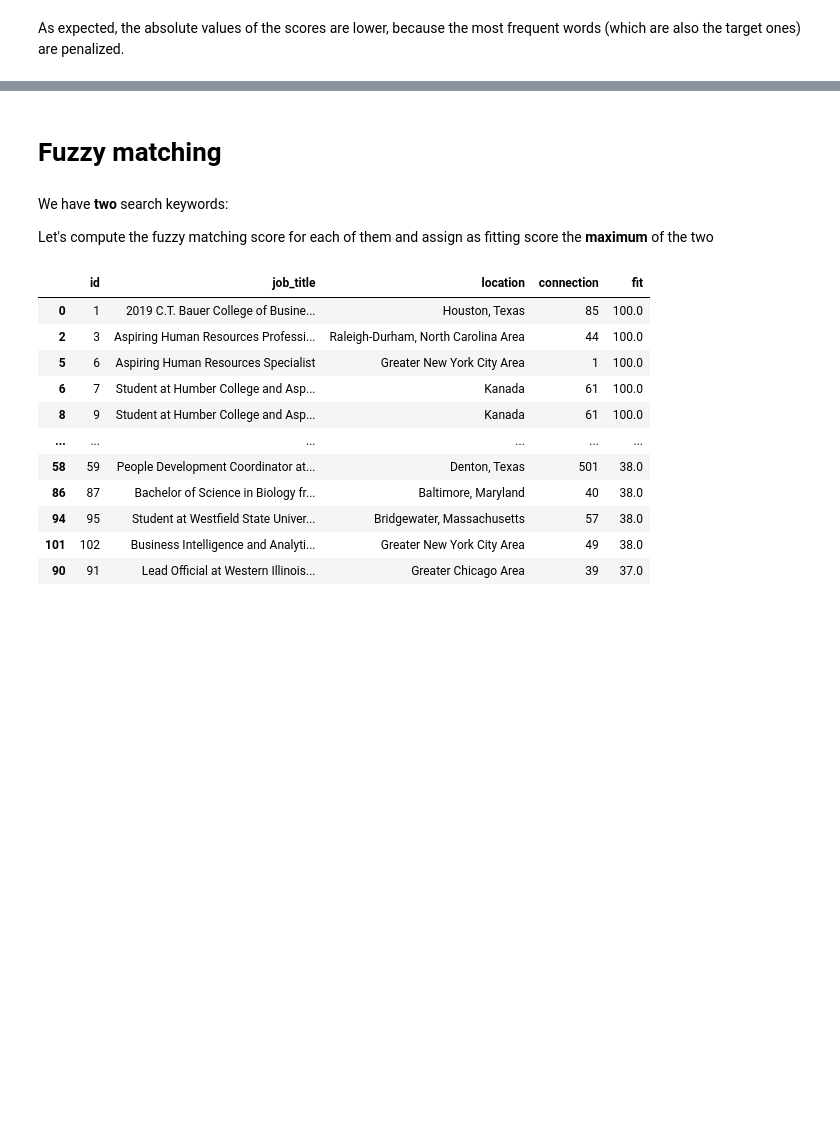
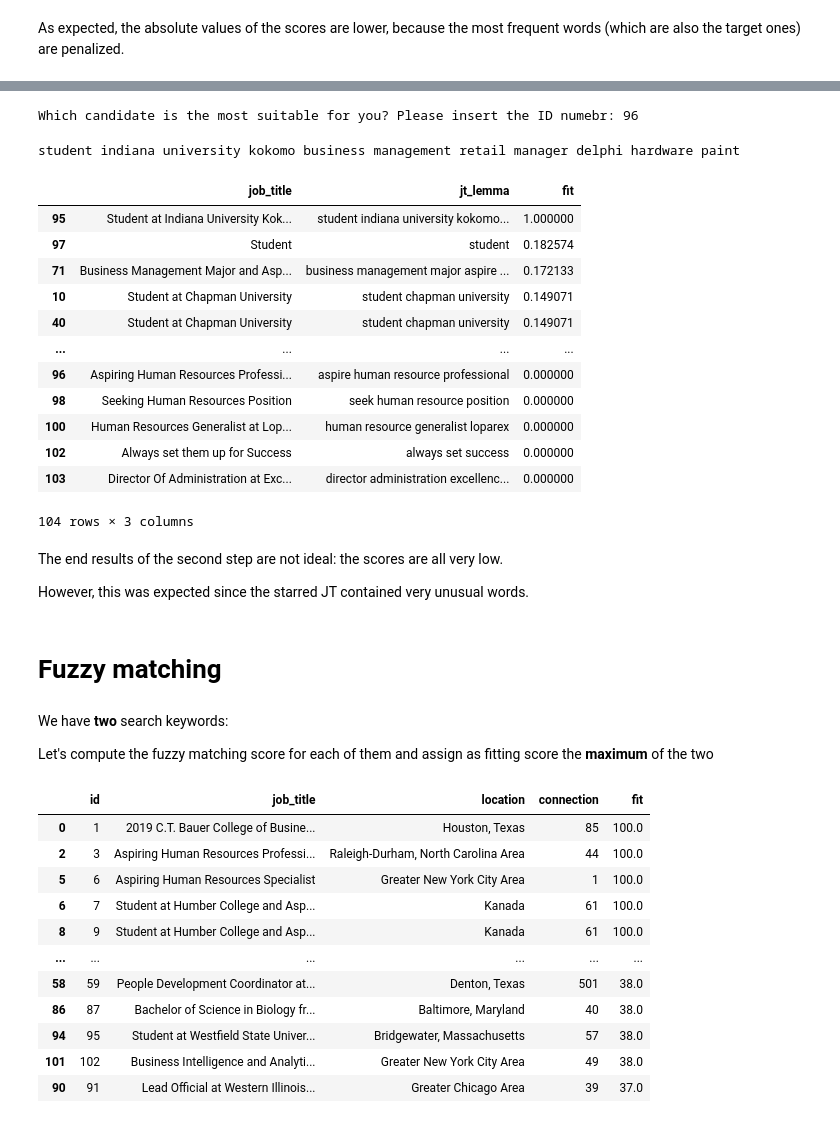
Before and after one commit to Ilvecho/Potential-Talent, a Jupyter notebook: P3_notebook.ipynb, the cells around one changed output, grey strips where cells are left out. Drawn from its saved outputs; the diff is of its cells as text; code cells hidden in the pictures; blank space fills up the shorter version.

Commit message:
Trigrams steps 1 and 2

```diff
--- a/P3_notebook.ipynb
+++ b/P3_notebook.ipynb
@@ -766,3 +795,74 @@ As expected, the absolute values of the scores are lower, because the most frequ
+# %%
+user_selection = input('Which candidate is the most suitable for you? Please insert the ID numebr: ')
+
+starred_candidate_idx = int(user_selection) - 1
+
+starred_jt_lemma = data.jt_lemma[starred_candidate_idx]
+starred_city = data.city[starred_candidate_idx]
+starred_state = data.state[starred_candidate_idx]
+starred_country = data.country[starred_candidate_idx]
+starred_connection = data.connection[starred_candidate_idx]
+# %% [output]
+Which candidate is the most suitable for you? Please insert the ID numebr: 96
+# %%
+print(starred_jt_lemma)
+# %% [output]
+student indiana university kokomo business management retail manager delphi hardware paint
+# %%
+score_jt = np.zeros((raw_data.shape[0],), dtype=float)
+score_location = np.zeros((raw_data.shape[0],), dtype=float)
+score_connection = np.zeros((raw_data.shape[0],), dtype=float)
+
+# Note: the model is already trained on the data, we don't need to fit it again.
+# The only thing we need to change is the Y
+
+X = vect_trigram.transform(data.jt_lemma.values)
+Y = vect_trigram.transform([starred_jt_lemma])
+
+score_jt = cosine_similarity(X,Y)
+
+for idx in range(raw_data.shape[0]):
+
+  # compute the score for the location
+  if starred_city != '' and starred_city == data.city[idx]:
+    score_location[idx] = 100
+  elif starred_state != '' and starred_state == data.state[idx]:
+    score_location[idx] = 60
+  elif starred_country == data.country[idx]:
+    score_location[idx] = 20
+
+  # compute the score for the connection
+  score_connection[idx] = 100.0 * min([data.connection[idx], starred_connection]) / max([data.connection[idx], starred_connection])
+
+jt_weight = 1.00
+location_weight = 0.00
+connection_weight = 0.00
+
+second_results = data.copy()
+second_results.fillna(0, inplace=True)
+
+second_results['fit'] = jt_weight * score_jt + location_weight * score_location + connection_weight * score_connection
+
+to_print = second_results.sort_values(by=['fit', 'id'], ascending=[False, True])
+to_print[['job_title', 'jt_lemma', 'fit']]
+# %% [output]
+|  | job_title | jt_lemma | fit |
+| 95 | Student at Indiana University Kok... | student indiana university kokomo... | 1.000000 |
+| 97 | Student | student | 0.182574 |
+| 71 | Business Management Major and Asp... | business management major aspire ... | 0.172133 |
+| 10 | Student at Chapman University | student chapman university | 0.149071 |
+| 40 | Student at Chapman University | student chapman university | 0.149071 |
+| ... | ... | ... | ... |
+| 96 | Aspiring Human Resources Professi... | aspire human resource professional | 0.000000 |
+| 98 | Seeking Human Resources Position | seek human resource position | 0.000000 |
+| 100 | Human Resources Generalist at Lop... | human resource generalist loparex | 0.000000 |
+| 102 | Always set them up for Success | always set success | 0.000000 |
+| 103 | Director Of Administration at Exc... | director administration excellenc... | 0.000000 |
+104 rows × 3 columns
+# %% [markdown]
+The end results of the second step are not ideal: the scores are all very low.
+
+However, this was expected since the starred JT contained very unusual words.
 # %% [markdown]
 # Fuzzy matching
 # %% [markdown]
```
Also changed, not shown: parts of 2 cells of this notebook.
